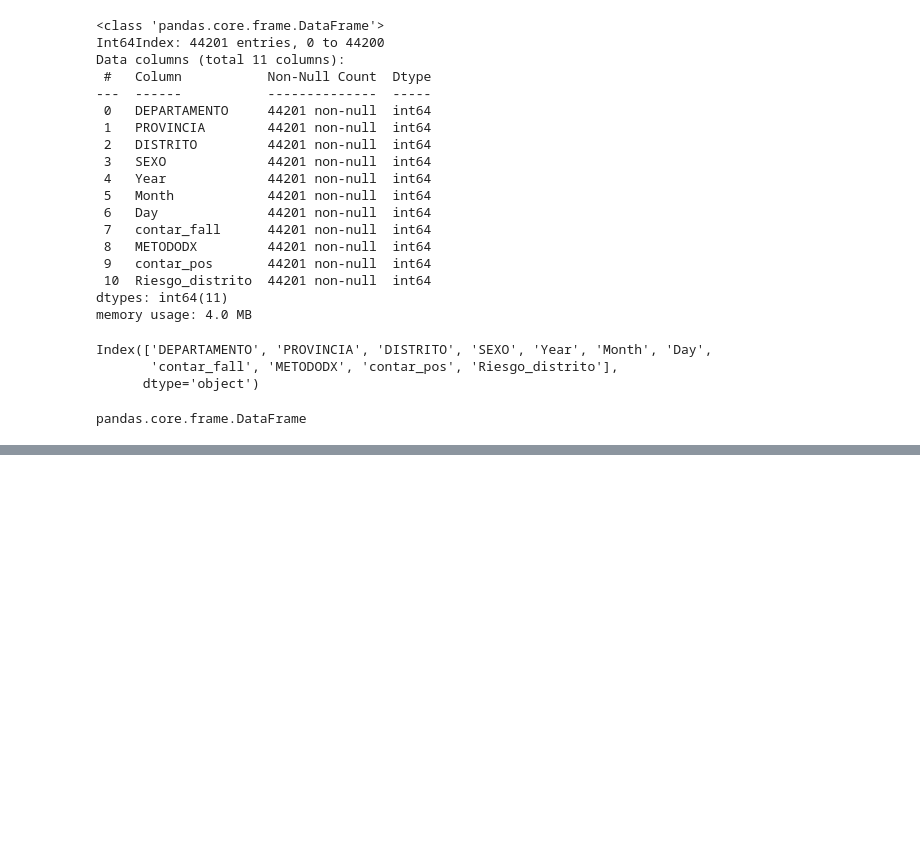
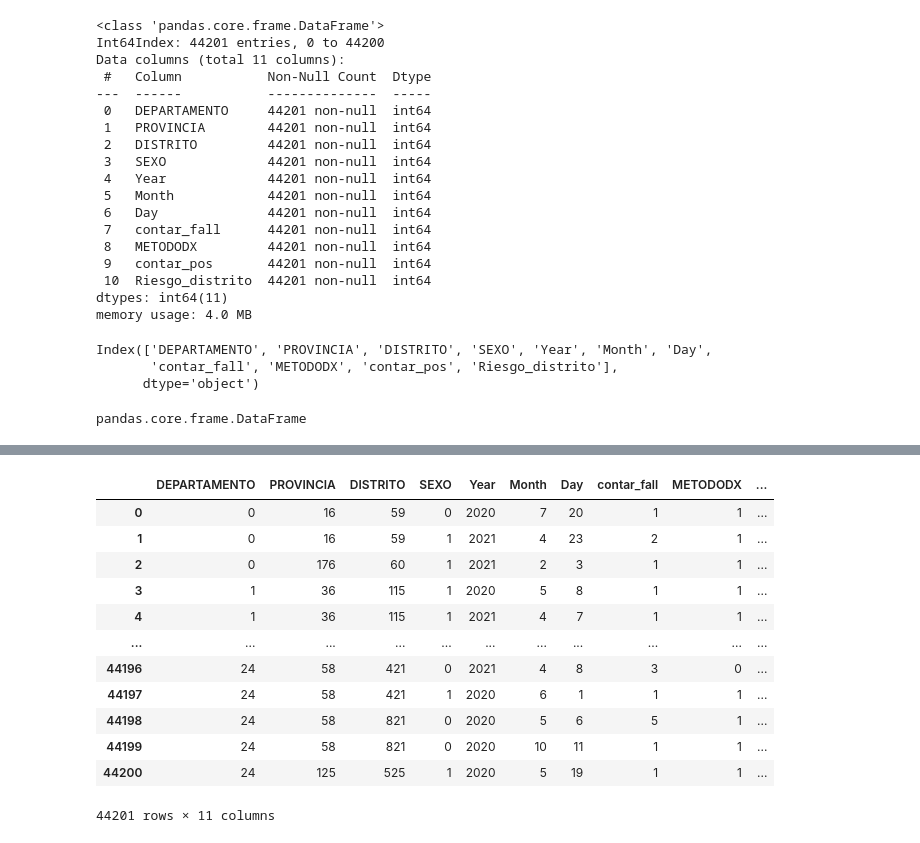
Before and after one commit to KevinRamosRivas/BI-UNMSM, a Jupyter notebook: Eq.B_Paso2_Report_COVID.ipynb, the cells around one changed output, grey strips where cells are left out. Drawn from its saved outputs; the diff is of its cells as text; code cells hidden in the pictures; blank space fills up the shorter version.

```diff
--- a/Eq.B_Paso2_Report_COVID.ipynb
+++ b/Eq.B_Paso2_Report_COVID.ipynb
@@ -542,0 +559,18 @@ sns.countplot(x='contar_fall',data=data,hue='SEXO')
+# %%
+datav2 = pd.read_excel('fallecidos_covid19_V2.xlsx', index_col=0)
+# %%
+datav2
+# %% [output]
+|  | DEPARTAMENTO | PROVINCIA | DISTRITO | SEXO | Year | Month | Day | contar_fall | METODODX | ... |
+| 0 | 0 | 16 | 59 | 0 | 2020 | 7 | 20 | 1 | 1 | ... |
+| 1 | 0 | 16 | 59 | 1 | 2021 | 4 | 23 | 2 | 1 | ... |
+| 2 | 0 | 176 | 60 | 1 | 2021 | 2 | 3 | 1 | 1 | ... |
+| 3 | 1 | 36 | 115 | 1 | 2020 | 5 | 8 | 1 | 1 | ... |
+| 4 | 1 | 36 | 115 | 1 | 2021 | 4 | 7 | 1 | 1 | ... |
+| ... | ... | ... | ... | ... | ... | ... | ... | ... | ... | ... |
+| 44196 | 24 | 58 | 421 | 0 | 2021 | 4 | 8 | 3 | 0 | ... |
+| 44197 | 24 | 58 | 421 | 1 | 2020 | 6 | 1 | 1 | 1 | ... |
+| 44198 | 24 | 58 | 821 | 0 | 2020 | 5 | 6 | 5 | 1 | ... |
+| 44199 | 24 | 58 | 821 | 0 | 2020 | 10 | 11 | 1 | 1 | ... |
+| 44200 | 24 | 125 | 525 | 1 | 2020 | 5 | 19 | 1 | 1 | ... |
+44201 rows × 11 columns
```
Also changed, not shown: parts of 13 cells of this notebook, 3 other files.
